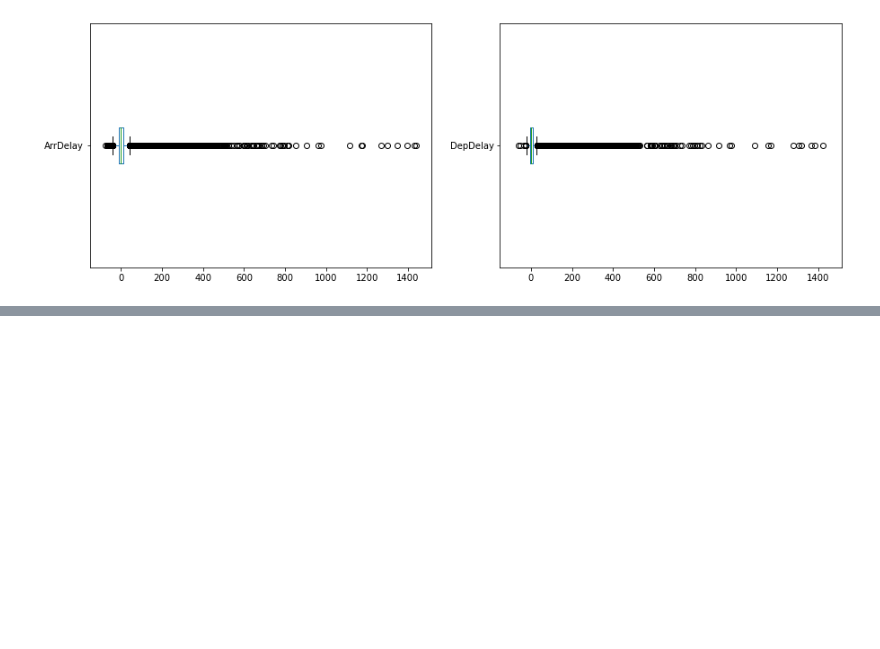
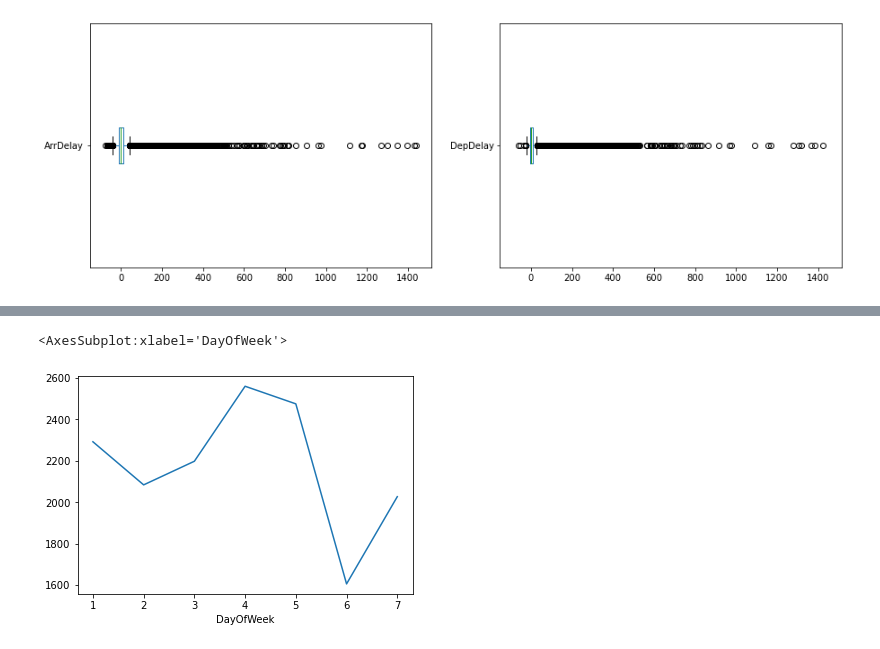
Before and after one commit to vivien-DSA/ml-basics, a Jupyter notebook: challenges/01 - Flights Challenge and my Solution.ipynb, the cells around one changed output, grey strips where cells are left out. Cells and saved outputs as stored; diff of their text form; code cells hidden in the pictures; blank space fills up the shorter version.

```diff
--- a/challenges/01 - Flights Challenge and my Solution.ipynb
+++ b/challenges/01 - Flights Challenge and my Solution.ipynb
@@ -225,0 +281,3 @@ df_flights[["ArrDelay", "DepDelay"]].boxplot(vert = False )
+# %%
+nbr_delay_carrier_perdays = df_flights.groupby(["DayOfWeek"]).ArrDelay.agg(np.count_nonzero)
+nbr_delay_carrier_perdays.describe()
@@ -225,0 +294,5 @@ df_flights[["ArrDelay", "DepDelay"]].boxplot(vert = False )
+# %%
+nbr_delay_carrier_perdays.plot()
+# %% [output]
+<AxesSubplot:xlabel='DayOfWeek'>
+[figure, added]
```
Also changed, not shown: parts of 31 cells of this notebook, 3 other files.
